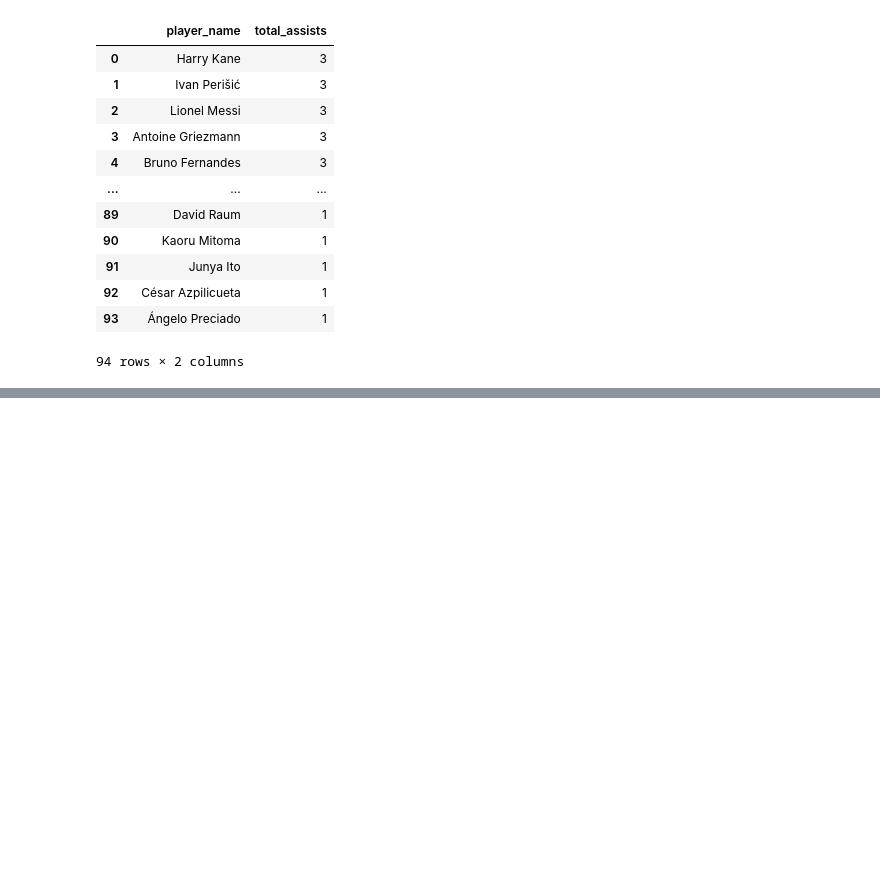
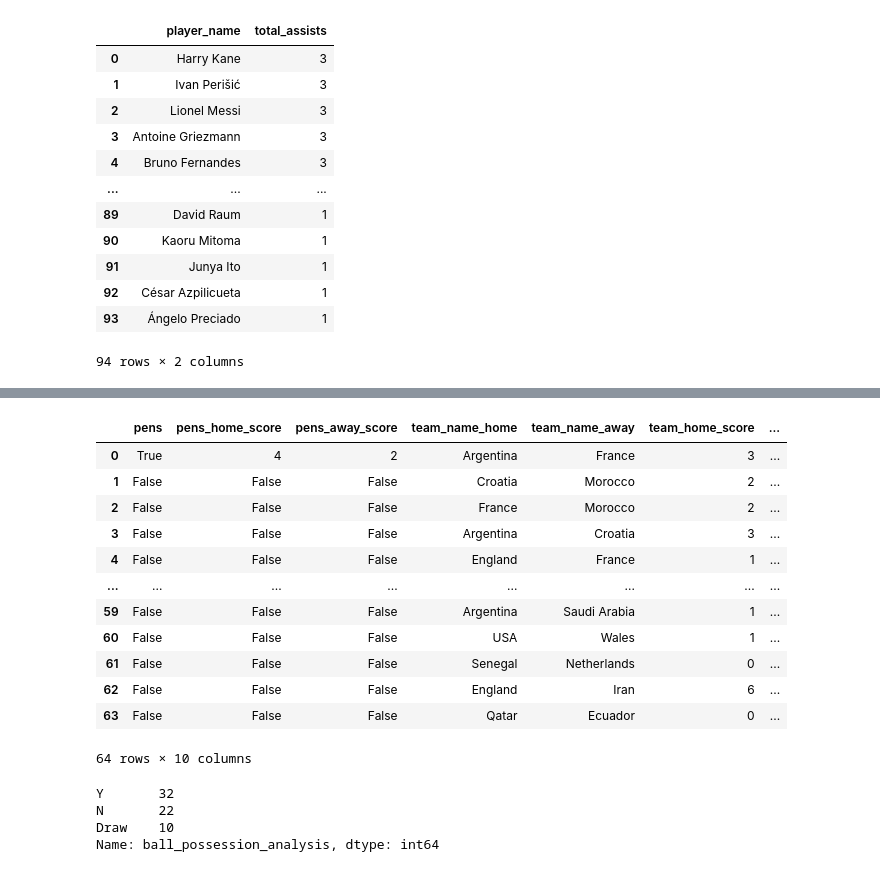
Before and after one commit to caiocmb7/projetos, a Jupyter notebook: ML&AI/world cup 2022/worldcup_eda.ipynb, the cells around one changed output, grey strips where cells are left out. Cells and saved outputs as stored; diff of their text form; code cells hidden in the pictures; blank space fills up the shorter version.

```diff
--- a/ML&AI/world cup 2022/worldcup_eda.ipynb
+++ b/ML&AI/world cup 2022/worldcup_eda.ipynb
@@ -268,0 +321,37 @@ top_assists.to_csv("datasets/top_assists.csv", index=False)
+# %%
+for index, row in df_ball_possession.iterrows():
+    if row.pens == True:
+        if row.pens_home_score > row.pens_away_score:
+            df_ball_possession.loc[index, "who_won"] = df_ball_possession.loc[
+                index, "team_name_home"
+            ]
+        else:
+            df_ball_possession.loc[index, "who_won"] = df_ball_possession.loc[
+                index, "team_name_away"
+            ]
+    else:
+        if row.team_home_score > row.team_away_score:
+            df_ball_possession.loc[index, "who_won"] = df_ball_possession.loc[
+                index, "team_name_home"
+            ]
+        elif row.team_home_score < row.team_away_score:
+            df_ball_possession.loc[index, "who_won"] = df_ball_possession.loc[
+                index, "team_name_away"
+            ]
+        else:
+            df_ball_possession.loc[index, "who_won"] = "Draw"
+df_ball_possession
+# %% [output]
+|  | pens | pens_home_score | pens_away_score | team_name_home | team_name_away | team_home_score | ... |
+| 0 | True | 4 | 2 | Argentina | France | 3 | ... |
+| 1 | False | False | False | Croatia | Morocco | 2 | ... |
+| 2 | False | False | False | France | Morocco | 2 | ... |
+| 3 | False | False | False | Argentina | Croatia | 3 | ... |
+| 4 | False | False | False | England | France | 1 | ... |
+| ... | ... | ... | ... | ... | ... | ... | ... |
+| 59 | False | False | False | Argentina | Saudi Arabia | 1 | ... |
+| 60 | False | False | False | USA | Wales | 1 | ... |
+| 61 | False | False | False | Senegal | Netherlands | 0 | ... |
+| 62 | False | False | False | England | Iran | 6 | ... |
+| 63 | False | False | False | Qatar | Ecuador | 0 | ... |
+64 rows × 10 columns
@@ -268,0 +373,7 @@ top_assists.to_csv("datasets/top_assists.csv", index=False)
+# %%
+df_ball_possession.ball_possession_analysis.value_counts()
+# %% [output]
+Y       32
+N       22
+Draw    10
+Name: ball_possession_analysis, dtype: int64
```
Also changed, not shown: parts of 13 cells of this notebook.
